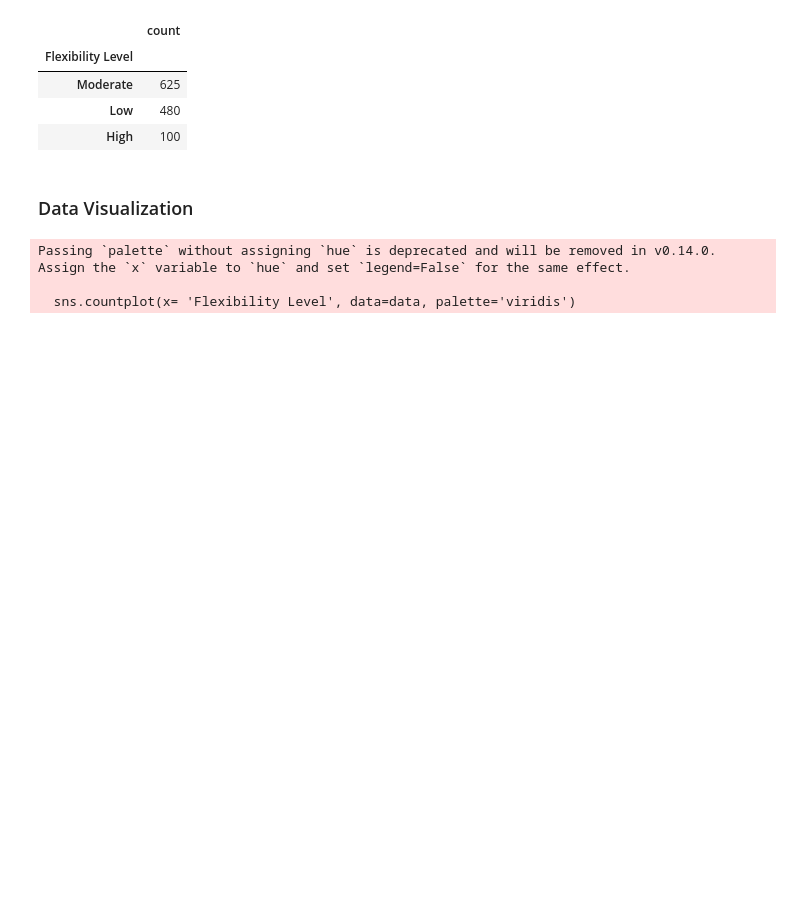
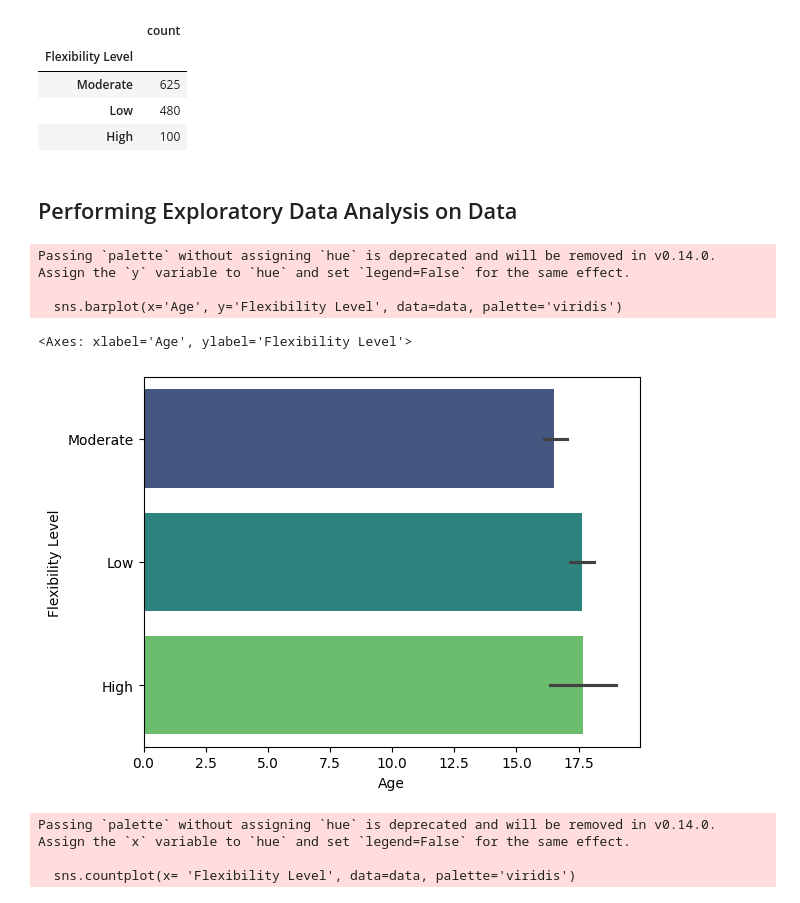
Before and after one commit to yawoffeh/Student-Flexibility-in-Online-Learning, a Jupyter notebook: Student_Flexibility_in_Online_Learning_Prediction.ipynb, the cells around one changed output. Saved outputs shown, nothing was run; the diff lists cells and outputs as text; code cells hidden in the pictures; blank space fills up the shorter version.

```diff
--- a/Student_Flexibility_in_Online_Learning_Prediction.ipynb
+++ b/Student_Flexibility_in_Online_Learning_Prediction.ipynb
@@ -106,8 +106,18 @@ target.value_counts().to_frame()
 | Moderate | 625 |
 | Low | 480 |
 | High | 100 |
-# %% [markdown]
-### Data Visualization
+# %% [markdown]
+## Performing Exploratory Data Analysis on Data
+# %%
+# distribution between age and flexibility levels
+
+sns.barplot(x='Age', y='Flexibility Level', data=data, palette='viridis')
+# %% [output]
+Passing `palette` without assigning `hue` is deprecated and will be removed in v0.14.0. Assign the `y` variable to `hue` and set `legend=False` for the same effect.
+
+  sns.barplot(x='Age', y='Flexibility Level', data=data, palette='viridis')
+<Axes: xlabel='Age', ylabel='Flexibility Level'>
+[figure, added]
 # %%
 sns.countplot(x= 'Flexibility Level', data=data, palette='viridis')
 # %% [output]
```
Also changed, not shown: parts of 3 cells of this notebook.
